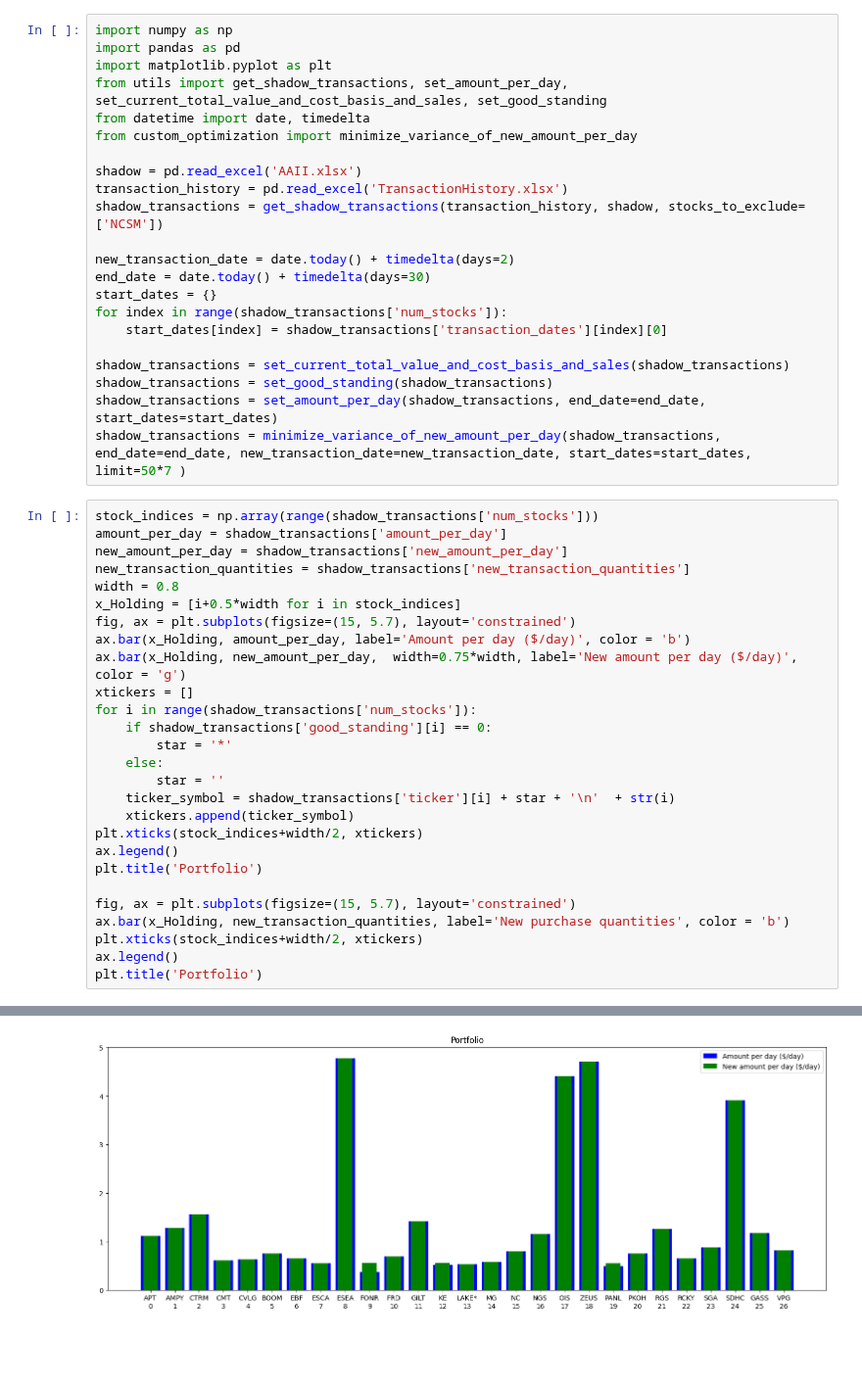
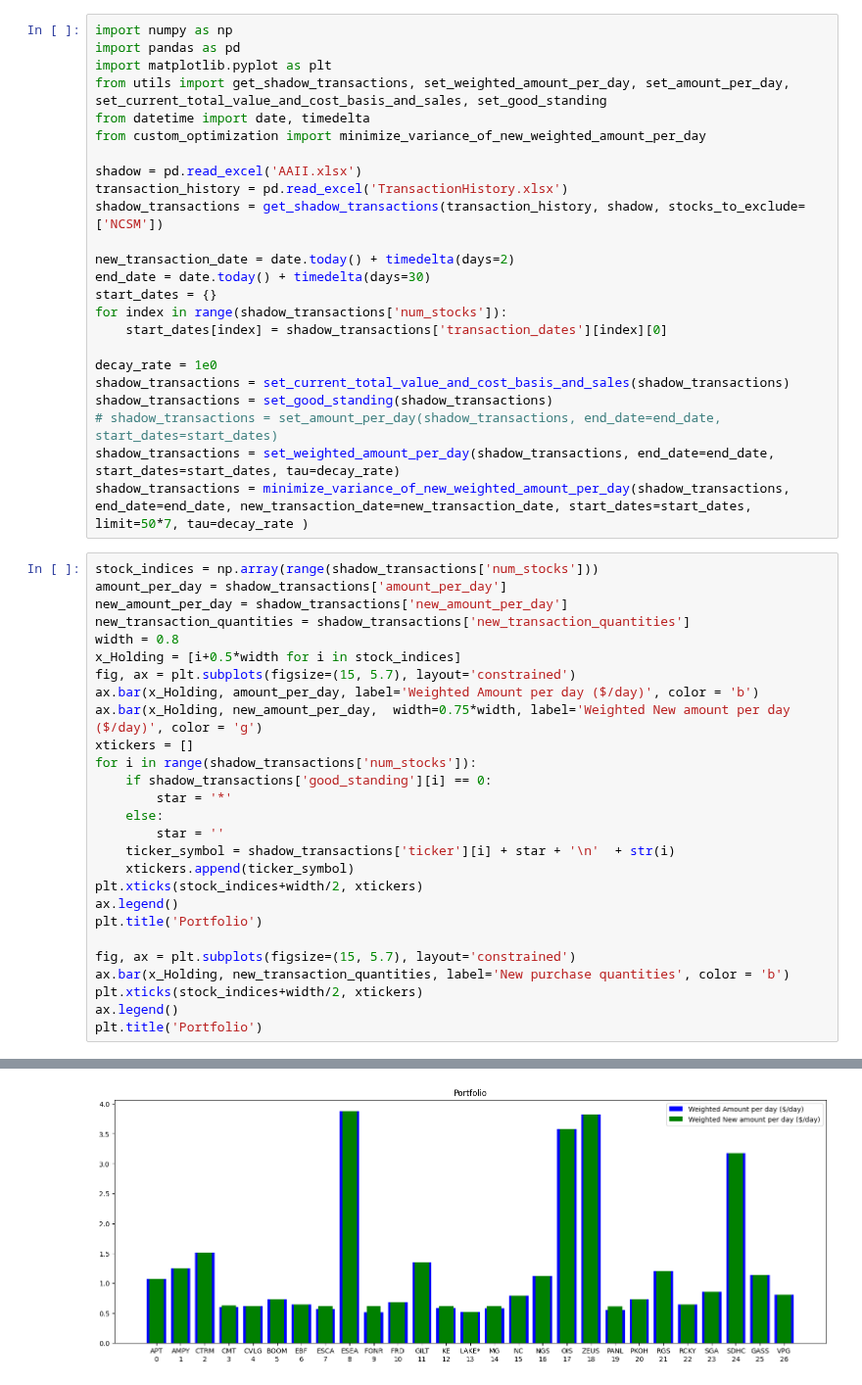
Before and after one commit to rickshilling/shadowPortfolio, a Jupyter notebook: AllocatePortfolio.ipynb, the cells around one changed output, grey strips where cells are left out. Shown at 98% size. Saved outputs shown, nothing was run; the diff lists cells and outputs as text; blank space fills up the shorter version.

```diff
--- a/AllocatePortfolio.ipynb
+++ b/AllocatePortfolio.ipynb
@@ -2,9 +2,9 @@
 import numpy as np
 import pandas as pd
 import matplotlib.pyplot as plt
-from utils import get_shadow_transactions, set_amount_per_day, set_current_total_value_and_cost_basis_and_sales, set_good_standing
+from utils import get_shadow_transactions, set_weighted_amount_per_day, set_amount_per_day, set_current_total_value_and_cost_basis_and_sales, set_good_standing
 from datetime import date, timedelta
-from custom_optimization import minimize_variance_of_new_amount_per_day
+from custom_optimization import minimize_variance_of_new_weighted_amount_per_day
 
 shadow = pd.read_excel('AAII.xlsx')
 transaction_history = pd.read_excel('TransactionHistory.xlsx')
@@ -16,37 +16,39 @@ start_dates = {}
 for index in range(shadow_transactions['num_stocks']):
     start_dates[index] = shadow_transactions['transaction_dates'][index][0]
 
+decay_rate = 1e0
 shadow_transactions = set_current_total_value_and_cost_basis_and_sales(shadow_transactions)
 shadow_transactions = set_good_standing(shadow_transactions)
-shadow_transactions = set_amount_per_day(shadow_transactions, end_date=end_date, start_dates=start_dates)
-shadow_transactions = minimize_variance_of_new_amount_per_day(shadow_transactions, end_date=end_date, new_transaction_date=new_transaction_date, start_dates=start_dates, limit=50*7 )
+# shadow_transactions = set_amount_per_day(shadow_transactions, end_date=end_date, start_dates=start_dates)
+shadow_transactions = set_weighted_amount_per_day(shadow_transactions, end_date=end_date, start_dates=start_dates, tau=decay_rate)
+shadow_transactions = minimize_variance_of_new_weighted_amount_per_day(shadow_transactions, end_date=end_date, new_transaction_date=new_transaction_date, start_dates=start_dates, limit=50*7, tau=decay_rate )
 # %%
 stock_indices = np.array(range(shadow_transactions['num_stocks']))
 amount_per_day = shadow_transactions['amount_per_day']
 new_amount_per_day = shadow_transactions['new_amount_per_day']
 new_transaction_quantities = shadow_transactions['new_transaction_quantities']
 width = 0.8
 x_Holding = [i+0.5*width for i in stock_indices]
 fig, ax = plt.subplots(figsize=(15, 5.7), layout='constrained')
-ax.bar(x_Holding, amount_per_day, label='Amount per day ($/day)', color = 'b')
-ax.bar(x_Holding, new_amount_per_day,  width=0.75*width, label='New amount per day ($/day)', color = 'g')
+ax.bar(x_Holding, amount_per_day, label='Weighted Amount per day ($/day)', color = 'b')
+ax.bar(x_Holding, new_amount_per_day,  width=0.75*width, label='Weighted New amount per day ($/day)', color = 'g')
 xtickers = []
 for i in range(shadow_transactions['num_stocks']):
     if shadow_transactions['good_standing'][i] == 0:
         star = '*'
     else:
         star = ''
     ticker_symbol = shadow_transactions['ticker'][i] + star + '\n'  + str(i)
     xtickers.append(ticker_symbol)
 plt.xticks(stock_indices+width/2, xtickers)
 ax.legend()
 plt.title('Portfolio')
 
 fig, ax = plt.subplots(figsize=(15, 5.7), layout='constrained')
 ax.bar(x_Holding, new_transaction_quantities, label='New purchase quantities', color = 'b')
 plt.xticks(stock_indices+width/2, xtickers)
 ax.legend()
 plt.title('Portfolio')
 # %% [output]
 Text(0.5, 1.0, 'Portfolio')
-[figure, old version]
+[figure, new version]
```
Also changed, not shown: parts of 2 cells of this notebook, 2 other files.
